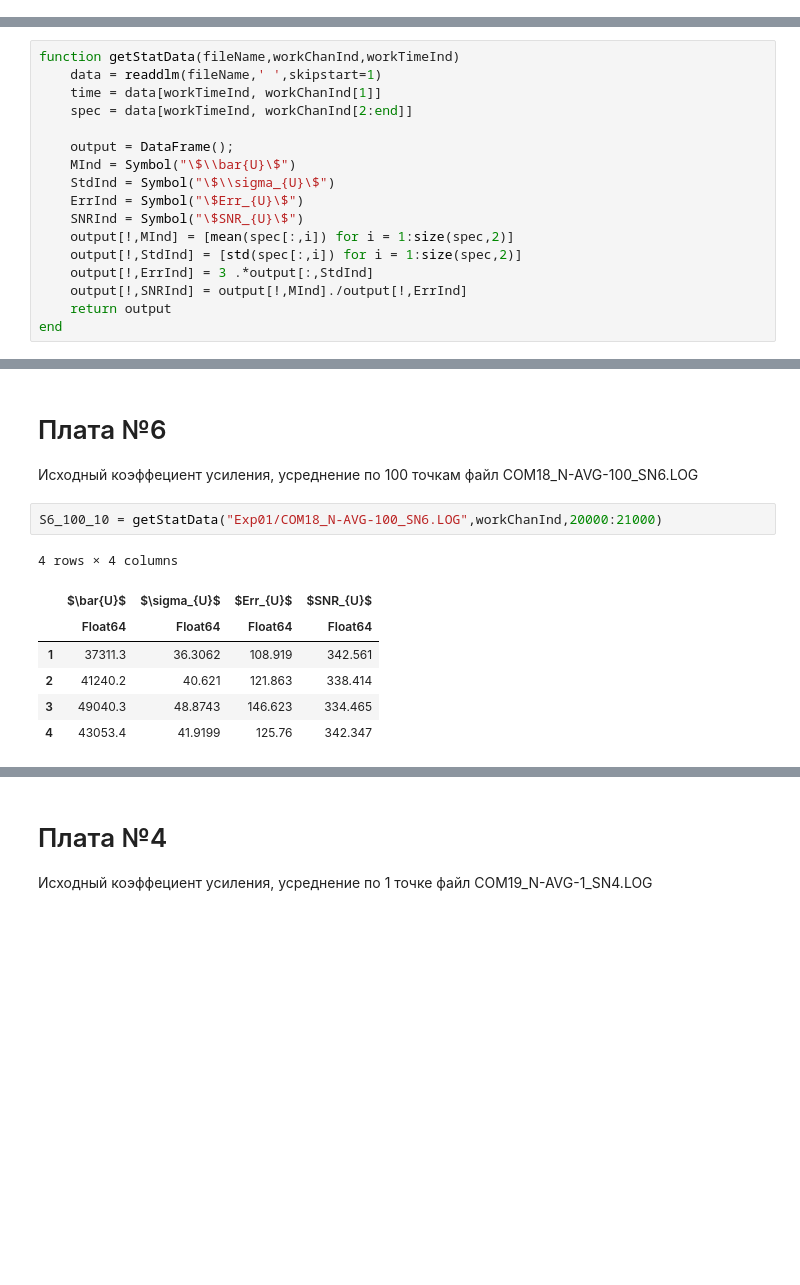
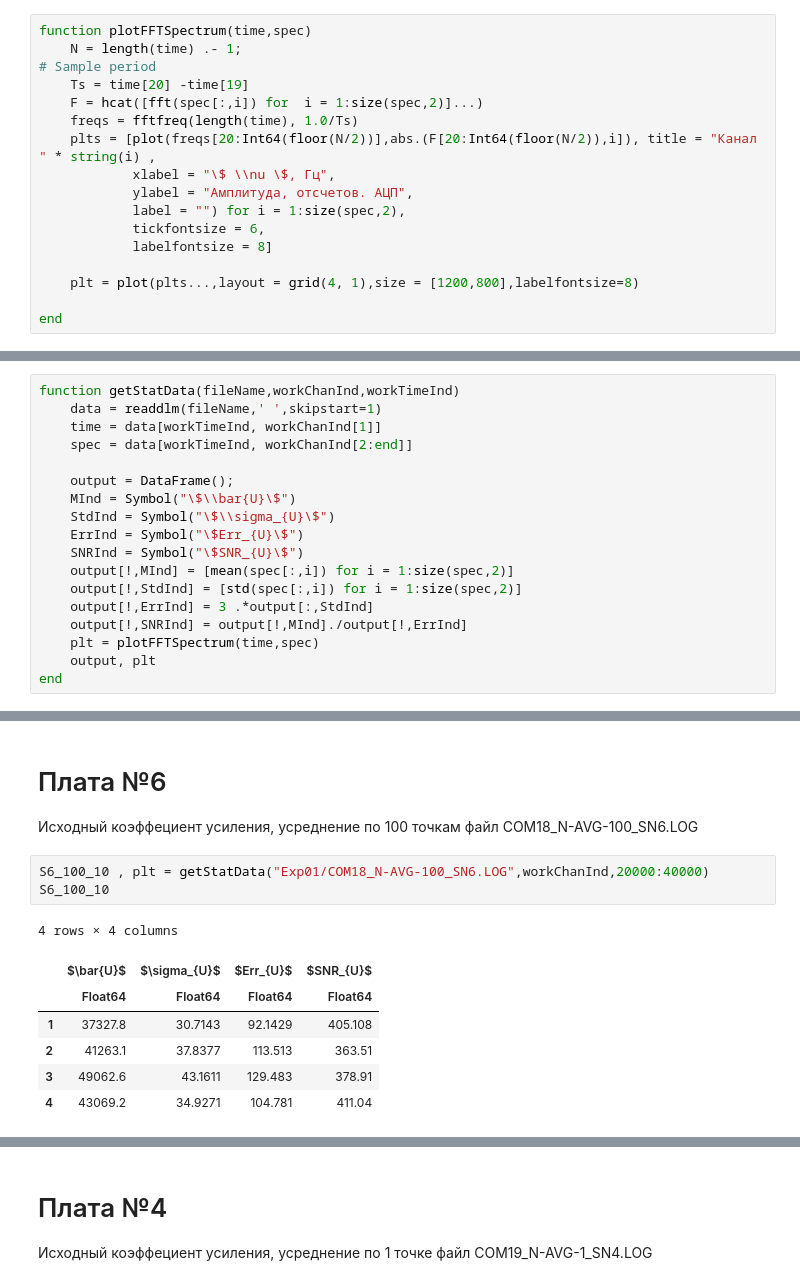
Before and after one commit to iodima/data, a Jupyter notebook: TestNoise.ipynb, the cells around one changed output, grey strips where cells are left out. Saved outputs shown, nothing was run; the diff lists cells and outputs as text; blank space fills up the shorter version.

```diff
--- a/TestNoise.ipynb
+++ b/TestNoise.ipynb
@@ -28,3 +46,20 @@ spec = data[:, workChanInd[2:end]];
 
 # savefig(plt , name*".png")
 # plt
+# %%
+function plotFFTSpectrum(time,spec)
+    N = length(time) .- 1;
+# Sample period
+    Ts = time[20] -time[19]
+    F = hcat([fft(spec[:,i]) for  i = 1:size(spec,2)]...)
+    freqs = fftfreq(length(time), 1.0/Ts)
+    plts = [plot(freqs[20:Int64(floor(N/2))],abs.(F[20:Int64(floor(N/2)),i]), title = "Канал " * string(i) ,
+            xlabel = "\$ \\nu \$, Гц",
+            ylabel = "Амплитуда, отсчетов. АЦП",
+            label = "") for i = 1:size(spec,2),
+            tickfontsize = 6,
+            labelfontsize = 8]
+
+    plt = plot(plts...,layout = grid(4, 1),size = [1200,800],labelfontsize=8)
+
+end
@@ -43,7 +80,8 @@ function getStatData(fileName,workChanInd,workTimeInd)
     output[!,StdInd] = [std(spec[:,i]) for i = 1:size(spec,2)]
     output[!,ErrInd] = 3 .*output[:,StdInd]
     output[!,SNRInd] = output[!,MInd]./output[!,ErrInd]
-    return output
+    plt = plotFFTSpectrum(time,spec)
+    output, plt
 end
 # %% [output]
 getStatData (generic function with 1 method)
@@ -66,12 +112,13 @@ S6_1_10 = getStatData("Exp01/COM18_N-AVG-1_SN6.LOG",workChanInd,20000:40000)
 Исходный коэффециент усиления, усреднение по 100 точкам
 файл COM18_N-AVG-100_SN6.LOG
 # %%
-S6_100_10 = getStatData("Exp01/COM18_N-AVG-100_SN6.LOG",workChanInd,20000:21000)
+S6_100_10 , plt = getStatData("Exp01/COM18_N-AVG-100_SN6.LOG",workChanInd,20000:40000)
+S6_100_10
 # %% [output]
 4 rows × 4 columns
 |  | $\bar{U}$ | $\sigma_{U}$ | $Err_{U}$ | $SNR_{U}$ |
 |  | Float64 | Float64 | Float64 | Float64 |
-| 1 | 37311.3 | 36.3062 | 108.919 | 342.561 |
-| 2 | 41240.2 | 40.621 | 121.863 | 338.414 |
-| 3 | 49040.3 | 48.8743 | 146.623 | 334.465 |
-| 4 | 43053.4 | 41.9199 | 125.76 | 342.347 |
+| 1 | 37327.8 | 30.7143 | 92.1429 | 405.108 |
+| 2 | 41263.1 | 37.8377 | 113.513 | 363.51 |
+| 3 | 49062.6 | 43.1611 | 129.483 | 378.91 |
+| 4 | 43069.2 | 34.9271 | 104.781 | 411.04 |
```
Also changed, not shown: parts of 27 cells of this notebook.
